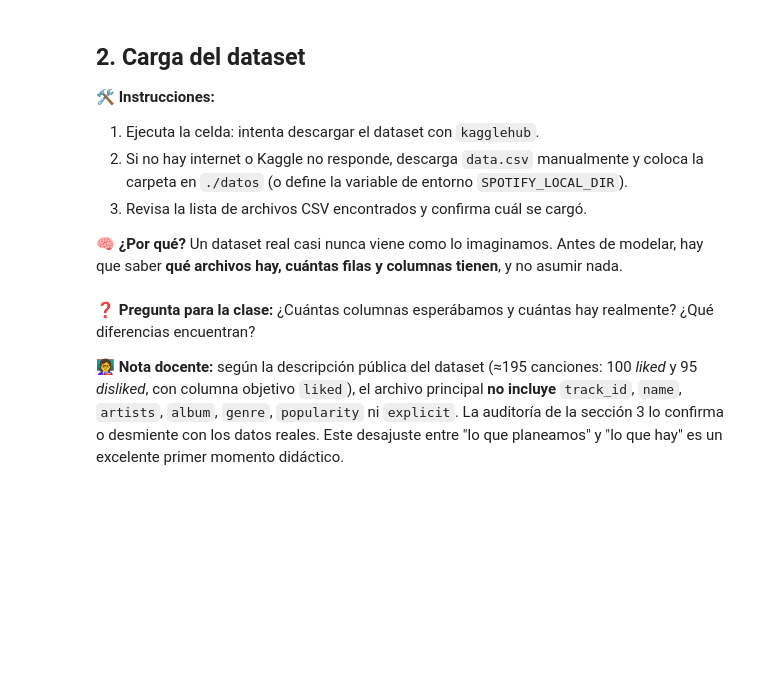
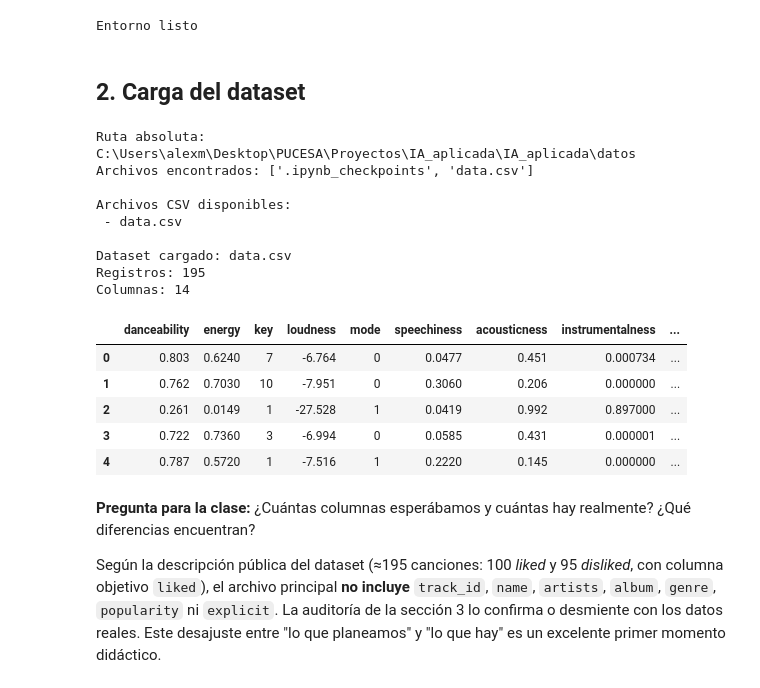
Before and after one commit to AlexMrepU/IA_aplicada, a Jupyter notebook: Notebooks/clase_15_10_2026.ipynb, the cells around one changed output. Cells and saved outputs as stored; diff of their text form; code cells hidden in the pictures; blank space fills up the shorter version.

```diff
--- a/Notebooks/clase_15_10_2026.ipynb
+++ b/Notebooks/clase_15_10_2026.ipynb
@@ -48,12 +79,6 @@ sns.set_theme(style="whitegrid")
 pd.set_option("display.max_columns", 30)
 
 RANDOM_STATE = 42
-print("Entorno listo ✅")
+print("Entorno listo")
+# %% [output]
+Entorno listo
-# %% [markdown]
-## 2. Carga del dataset
-**🛠️ Instrucciones:**
-1. Ejecuta la celda: intenta descargar el dataset con `kagglehub`.
-2. Si no hay internet o Kaggle no responde, descarga `data.csv` manualmente y coloca la carpeta en `./datos` (o define la variable de entorno `SPOTIFY_LOCAL_DIR`).
-3. Revisa la lista de archivos CSV encontrados y confirma cuál se cargó.
-
-**🧠 ¿Por qué?** Un dataset real casi nunca viene como lo imaginamos. Antes de modelar, hay que saber **qué archivos hay, cuántas filas y columnas tienen**, y no asumir nada.
@@ -82,6 +85,54 @@ print(f"\n✅ Cargado: {os.path.basename(elegido)}  ->  {df.shape[0]} registros,
+# %% [markdown]
+## 2. Carga del dataset
+# %%
+import os
+import glob
+import pandas as pd
+
+CARPETA_DATOS = "../datos"
+
+print("Ruta absoluta:", os.path.abspath(CARPETA_DATOS))
+print("Archivos encontrados:", os.listdir(CARPETA_DATOS))
+
+csvs = sorted(
+    glob.glob(os.path.join(CARPETA_DATOS, "**", "*.csv"), recursive=True)
+)
+
+if not csvs:
+    raise FileNotFoundError("No se encontraron archivos CSV en ../datos")
+
+print("\nArchivos CSV disponibles:")
+for f in csvs:
+    print(" -", os.path.basename(f))
+
+# Seleccionar el primer CSV encontrado
+elegido = csvs[0]
+df = pd.read_csv(elegido)
+
+print(f"\nDataset cargado: {os.path.basename(elegido)}")
+print(f"Registros: {df.shape[0]}")
+print(f"Columnas: {df.shape[1]}")
+
+display(df.head())
+# %% [output]
+Ruta absoluta: C:\Users\alexm\Desktop\PUCESA\Proyectos\IA_aplicada\IA_aplicada\datos
+Archivos encontrados: ['.ipynb_checkpoints', 'data.csv']
+
+Archivos CSV disponibles:
+ - data.csv
+
+Dataset cargado: data.csv
+Registros: 195
+Columnas: 14
+|  | danceability | energy | key | loudness | mode | speechiness | acousticness | instrumentalness | ... |
+| 0 | 0.803 | 0.6240 | 7 | -6.764 | 0 | 0.0477 | 0.451 | 0.000734 | ... |
+| 1 | 0.762 | 0.7030 | 10 | -7.951 | 0 | 0.3060 | 0.206 | 0.000000 | ... |
+| 2 | 0.261 | 0.0149 | 1 | -27.528 | 1 | 0.0419 | 0.992 | 0.897000 | ... |
+| 3 | 0.722 | 0.7360 | 3 | -6.994 | 0 | 0.0585 | 0.431 | 0.000001 | ... |
+| 4 | 0.787 | 0.5720 | 1 | -7.516 | 1 | 0.2220 | 0.145 | 0.000000 | ... |
 # %% [markdown]
-**❓ Pregunta para la clase:** ¿Cuántas columnas esperábamos y cuántas hay realmente? ¿Qué diferencias encuentran?
+**Pregunta para la clase:** ¿Cuántas columnas esperábamos y cuántas hay realmente? ¿Qué diferencias encuentran?
 
-**👩‍🏫 Nota docente:** según la descripción pública del dataset (≈195 canciones: 100 *liked* y 95 *disliked*, con columna objetivo `liked`), el archivo principal **no incluye** `track_id`, `name`, `artists`, `album`, `genre`, `popularity` ni `explicit`. La auditoría de la sección 3 lo confirma o desmiente con los datos reales. Este desajuste entre "lo que planeamos" y "lo que hay" es un excelente primer momento didáctico.
+Según la descripción pública del dataset (≈195 canciones: 100 *liked* y 95 *disliked*, con columna objetivo `liked`), el archivo principal **no incluye** `track_id`, `name`, `artists`, `album`, `genre`, `popularity` ni `explicit`. La auditoría de la sección 3 lo confirma o desmiente con los datos reales. Este desajuste entre "lo que planeamos" y "lo que hay" es un excelente primer momento didáctico.
 # %% [markdown]
 ## 3. Auditoría de la estructura del dataset
```
Also changed, not shown: parts of 45 cells of this notebook, 5 other files.
